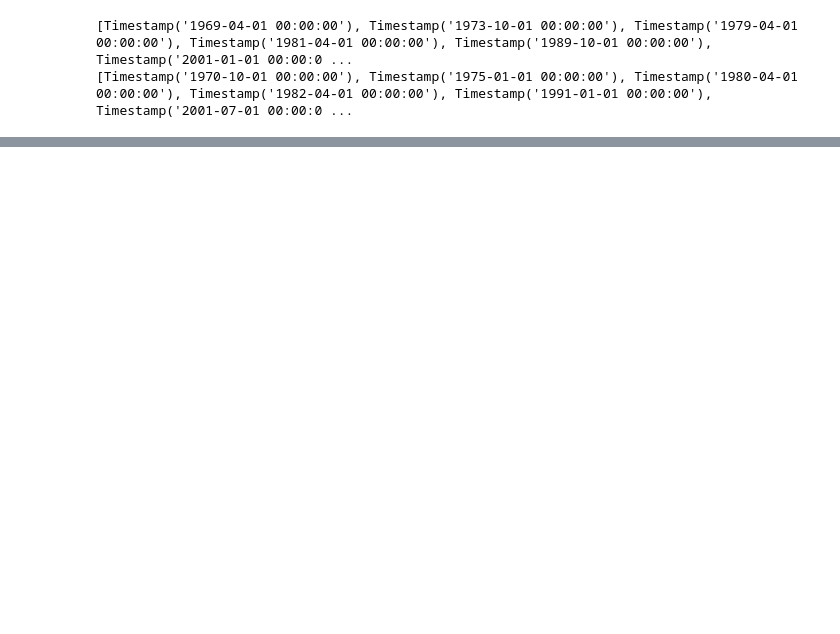
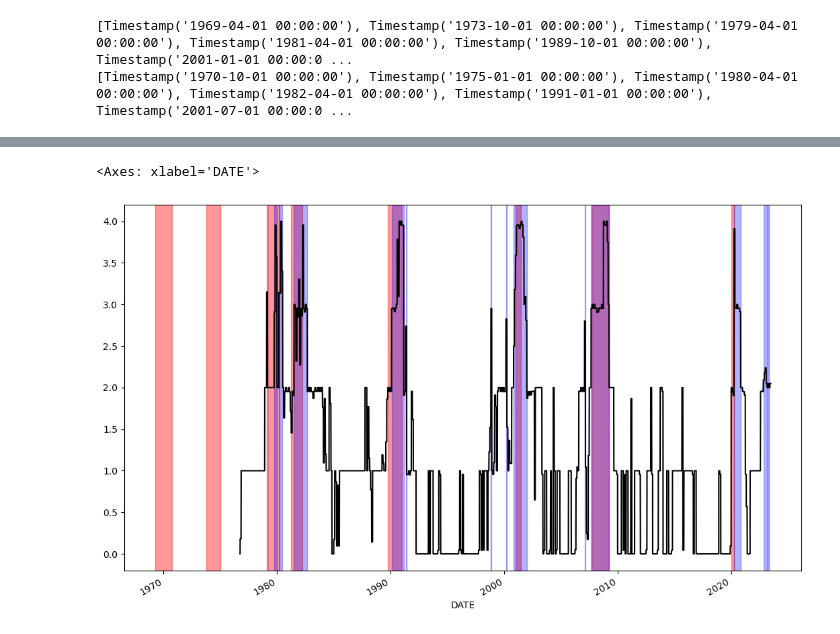
Before and after one commit to YoongsompornT/RecessionPrediction, a Jupyter notebook: Models/Threshold/RecesPredict.ipynb, the cells around one changed output, grey strips where cells are left out. Drawn from its saved outputs; the diff is of its cells as text; code cells hidden in the pictures; blank space fills up the shorter version.

```diff
--- a/Models/Threshold/RecesPredict.ipynb
+++ b/Models/Threshold/RecesPredict.ipynb
@@ -96,0 +138,12 @@ for i in range(len(start)):
+# %%
+start_pred = []
+end_pred = []
+for i, date in enumerate(df.index):
+  if i == 0 or i==len(df.index)-1:
+    continue
+  if (df['2.5plus'][i-1] == 0) & (df['2.5plus'][i] == 1):
+    start_pred.append(date)
+  elif (df['2.5plus'][i] == 1) & (df['2.5plus'][i+1] == 0):
+    end_pred.append(date)
+print(start_pred)
+print(end_pred)
@@ -96,0 +153,10 @@ for i in range(len(start)):
+# %%
+fig, ax = plt.subplots(figsize=(13,8))
+for i in range(len(start)):
+  ax.axvspan(start[i], end[i], color='red', alpha=0.4)
+for i in range(len(end_pred)):
+  ax.axvspan(start_pred[i], end_pred[i], color='blue', alpha=0.3)
+df['final_y'].plot(ax=ax, color='black')
+# %% [output]
+<Axes: xlabel='DATE'>
+[figure, added]
```
Also changed, not shown: parts of 9 cells of this notebook, 5 other files.
